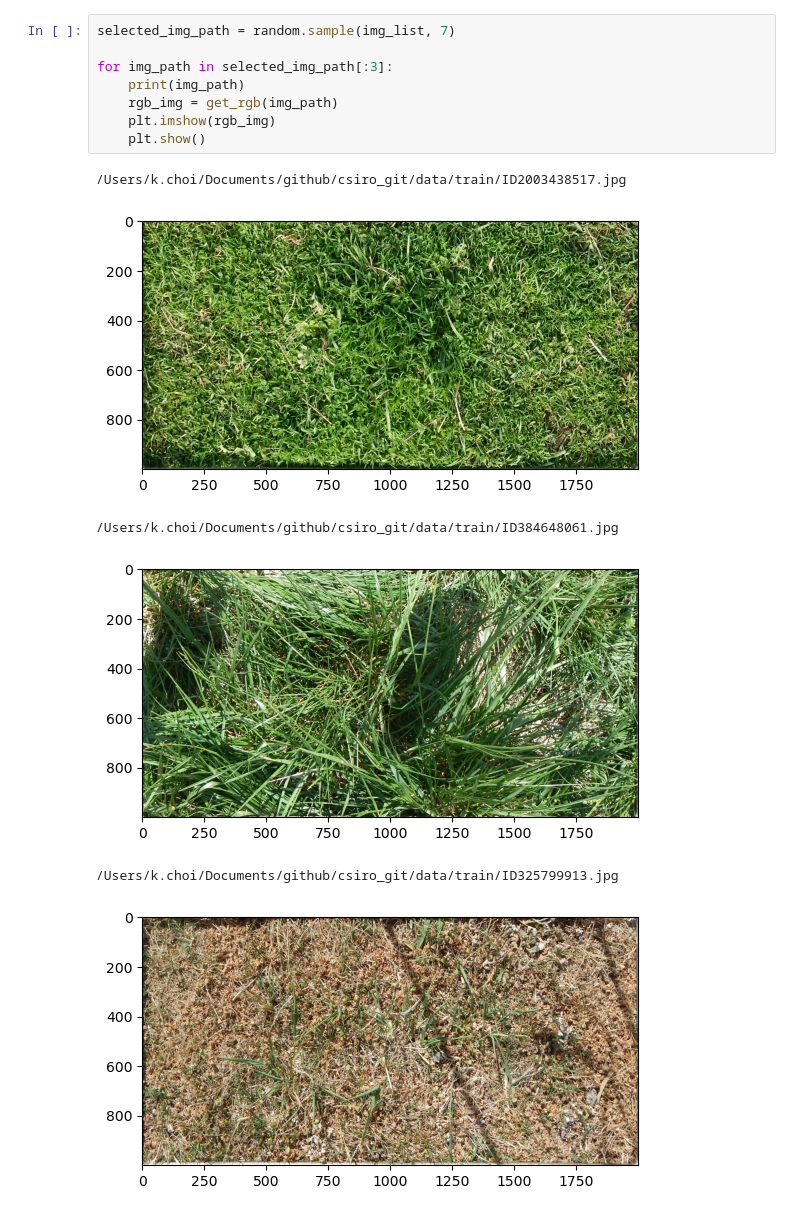
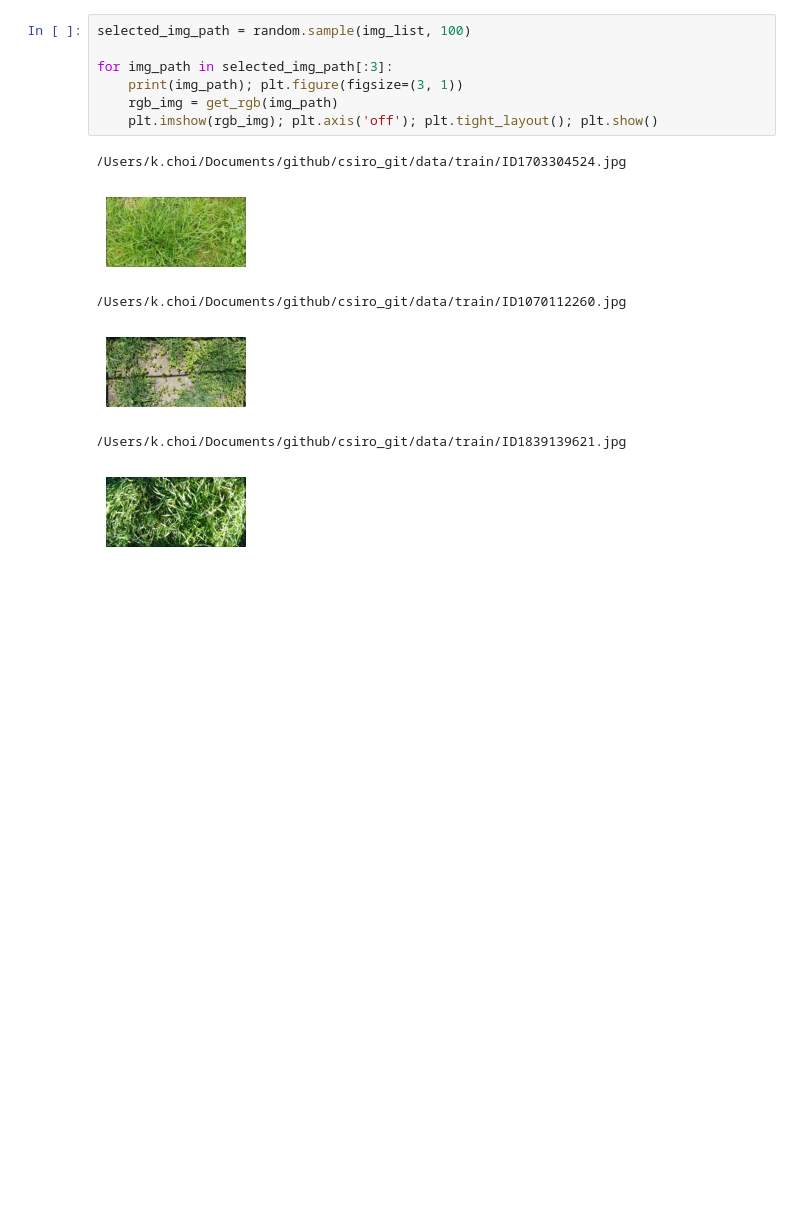
Before and after one commit to khchoi-physik/csiro_biomass, a Jupyter notebook: features_generate.ipynb, the cells around one changed output. Drawn from its saved outputs; the diff is of its cells as text; blank space fills up the shorter version.

```diff
--- a/features_generate.ipynb
+++ b/features_generate.ipynb
@@ -134,18 +168,17 @@ dtypes: float64(3), object(7)
 memory usage: 139.6+ KB
 train_df :  None
 # %%
-selected_img_path = random.sample(img_list, 7)
+selected_img_path = random.sample(img_list, 100)
 
 for img_path in selected_img_path[:3]:
-    print(img_path)
+    print(img_path); plt.figure(figsize=(3, 1))
     rgb_img = get_rgb(img_path)
-    plt.imshow(rgb_img)
-    plt.show()
+    plt.imshow(rgb_img); plt.axis('off'); plt.tight_layout(); plt.show()
 # %% [output]
-/Users/k.choi/Documents/github/csiro_git/data/train/ID2003438517.jpg
+/Users/k.choi/Documents/github/csiro_git/data/train/ID1703304524.jpg
-[figure, old version]
+[figure, new version]
-/Users/k.choi/Documents/github/csiro_git/data/train/ID384648061.jpg
+/Users/k.choi/Documents/github/csiro_git/data/train/ID1070112260.jpg
-[figure, old version]
+[figure, new version]
-/Users/k.choi/Documents/github/csiro_git/data/train/ID325799913.jpg
+/Users/k.choi/Documents/github/csiro_git/data/train/ID1839139621.jpg
-[figure, old version]
+[figure, new version]
 # %%
```
Also changed, not shown: parts of 9 cells of this notebook, 2 other files.
